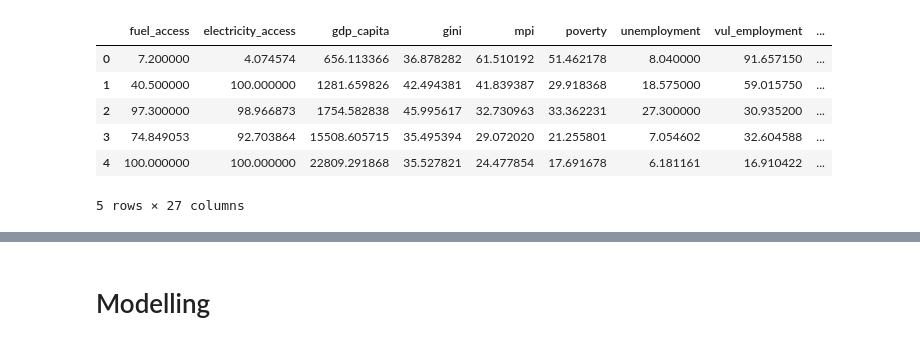
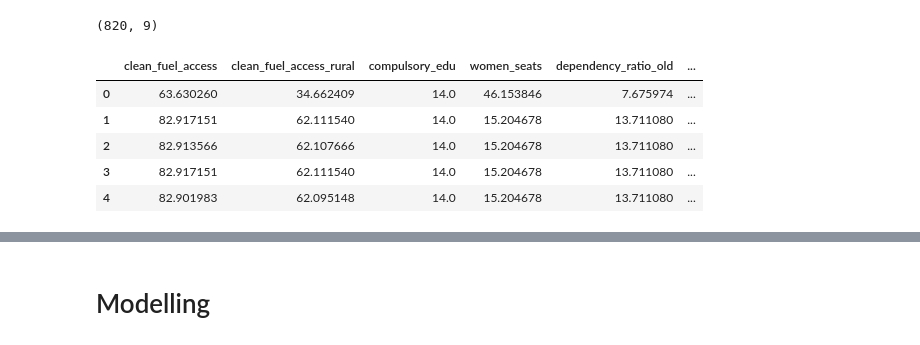
Before and after one commit to shahiryar/conflict-modelling, a Jupyter notebook: Conflict_Prediction.ipynb, the cells around one changed output, grey strips where cells are left out. Saved outputs shown, nothing was run; the diff lists cells and outputs as text; code cells hidden in the pictures.

```diff
--- a/Conflict_Prediction.ipynb
+++ b/Conflict_Prediction.ipynb
@@ -198,0 +253,2 @@ False
+# %%
+df = dataset_conflict_socio_pol[select_lin_features]
@@ -236,7 +277,5 @@ Name: mean_fatalities, Length: 6092, dtype: int64
-# %%
-df.conflict_status = (df.mean_fatalities>0).astype(int)
 # %%
-#drop columns where 70% of data is missing
-drop_thresh = int(df.shape[0]*0.70)
-df.dropna(axis=1, thresh = drop_thresh).info()
+#drop columns where 20% of data is missing
+drop_thresh = int(df.shape[0]*0.80)
+df.dropna(axis=1, thresh = drop_thresh, inplace=True)
 # %% [output]
@@ -269,17 +310,18 @@ def smart_imputer(df):
   imptr = IterativeImputer(random_state=1)
   imptr.fit(df)
   return imptr
+# %%
+imputer = smart_imputer(df)
+imputer.transform(df)
+# %% [output]
+(820, 9)
 # %%
-imputer = smart_imputer(df.iloc[:, 2:])
-imputer.transform(df.iloc[:, 2:])
-
-_df_ = pd.DataFrame(data = imputer.transform(df.iloc[:, 2:]), columns=imputer.get_feature_names_out())
-_df_.head()
+df = pd.DataFrame(data = imputer.transform(df), columns=imputer.get_feature_names_out())
+df.head()
 # %% [output]
-|  | fuel_access | electricity_access | gdp_capita | gini | mpi | poverty | unemployment | vul_employment | ... |
-| 0 | 7.200000 | 4.074574 | 656.113366 | 36.878282 | 61.510192 | 51.462178 | 8.040000 | 91.657150 | ... |
-| 1 | 40.500000 | 100.000000 | 1281.659826 | 42.494381 | 41.839387 | 29.918368 | 18.575000 | 59.015750 | ... |
-| 2 | 97.300000 | 98.966873 | 1754.582838 | 45.995617 | 32.730963 | 33.362231 | 27.300000 | 30.935200 | ... |
-| 3 | 74.849053 | 92.703864 | 15508.605715 | 35.495394 | 29.072020 | 21.255801 | 7.054602 | 32.604588 | ... |
-| 4 | 100.000000 | 100.000000 | 22809.291868 | 35.527821 | 24.477854 | 17.691678 | 6.181161 | 16.910422 | ... |
+|  | clean_fuel_access | clean_fuel_access_rural | compulsory_edu | women_seats | dependency_ratio_old | ... |
+| 0 | 63.630260 | 34.662409 | 14.0 | 46.153846 | 7.675974 | ... |
+| 1 | 82.917151 | 62.111540 | 14.0 | 15.204678 | 13.711080 | ... |
+| 2 | 82.913566 | 62.107666 | 14.0 | 15.204678 | 13.711080 | ... |
+| 3 | 82.917151 | 62.111540 | 14.0 | 15.204678 | 13.711080 | ... |
+| 4 | 82.901983 | 62.095148 | 14.0 | 15.204678 | 13.711080 | ... |
-5 rows × 27 columns
```
Also changed, not shown: parts of 157 cells of this notebook.
